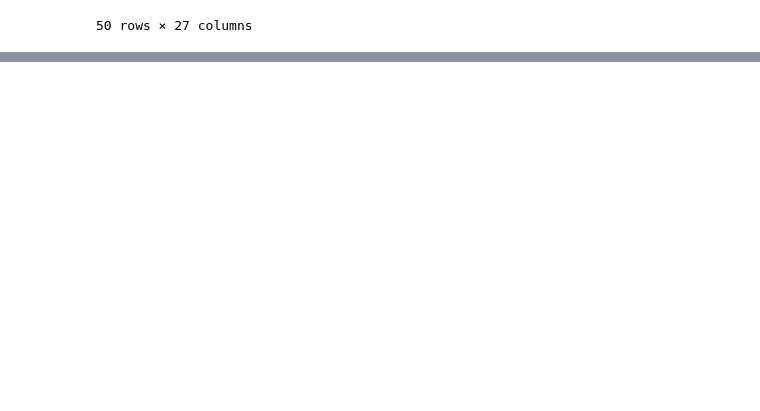
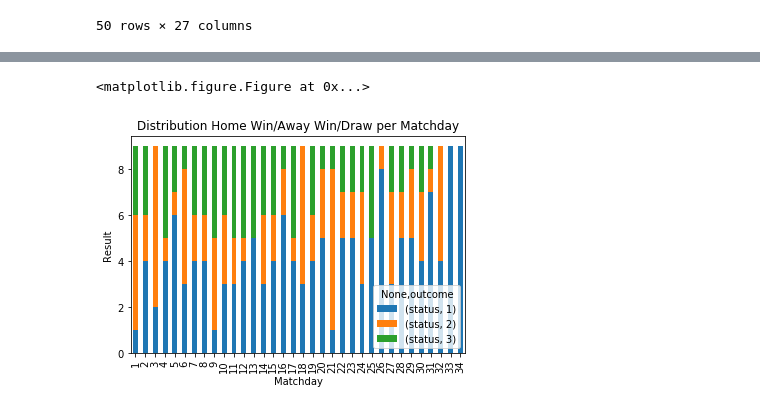
Before and after one commit to lucasjellema/jupyter-notebook-eredivisie, a Jupyter notebook: EredivisieResults_2016_2017.ipynb, the cells around one changed output, grey strips where cells are left out. Saved outputs shown, nothing was run; the diff lists cells and outputs as text; code cells hidden in the pictures; blank space fills up the shorter version.

```diff
--- a/EredivisieResults_2016_2017.ipynb
+++ b/EredivisieResults_2016_2017.ipynb
@@ -603,3 +608,8 @@ fixtures.tail(50)
 | 304 | {'self': {'href': 'http://api.foo... | Ajax Amsterdam | 2017-05-14T12:30:00Z | Willem II Tilburg | 34 | None | {'goalsHomeTeam': None, 'goalsAwa... | SCHEDULED | 2017-05-14 12:30:00 | ... |
 | 305 | {'self': {'href': 'http://api.foo... | Roda JC Kerkrade | 2017-05-14T12:30:00Z | Vitesse Arnhem | 34 | None | {'goalsHomeTeam': None, 'goalsAwa... | SCHEDULED | 2017-05-14 12:30:00 | ... |
 50 rows × 27 columns
+# %%
+#create area chart with from fixtures per week the count per outcome (1,2 or 3)
+
+counts= fixtures.groupby(['matchday', 'outcome'])[['status']].count().unstack('outcome')
+counts['status']
@@ -605,0 +635,19 @@ fixtures.tail(50)
+# %%
+plt.figure(figsize=(20,10))
+l_h =[]
+for team in ['XX']:
+    h, = plt.plot(all_standings[all_standings['teamName']==team]['matchDay']
+                 ,all_standings[all_standings['teamName']==team]['pointsGap']
+                ,label=team)
+    l_h.append(h)
+plt.legend(handles=l_h)
+
+counts.plot(kind='bar',stacked=True,title="Distribution Home Win/Away Win/Draw per Matchday")
+
+plt.ylabel('Result')
+plt.xlabel('Matchday')
+
+plt.show()
+# %% [output]
+<matplotlib.figure.Figure at 0x...>
+[figure, added]
```
Also changed, not shown: parts of 5 cells of this notebook.
